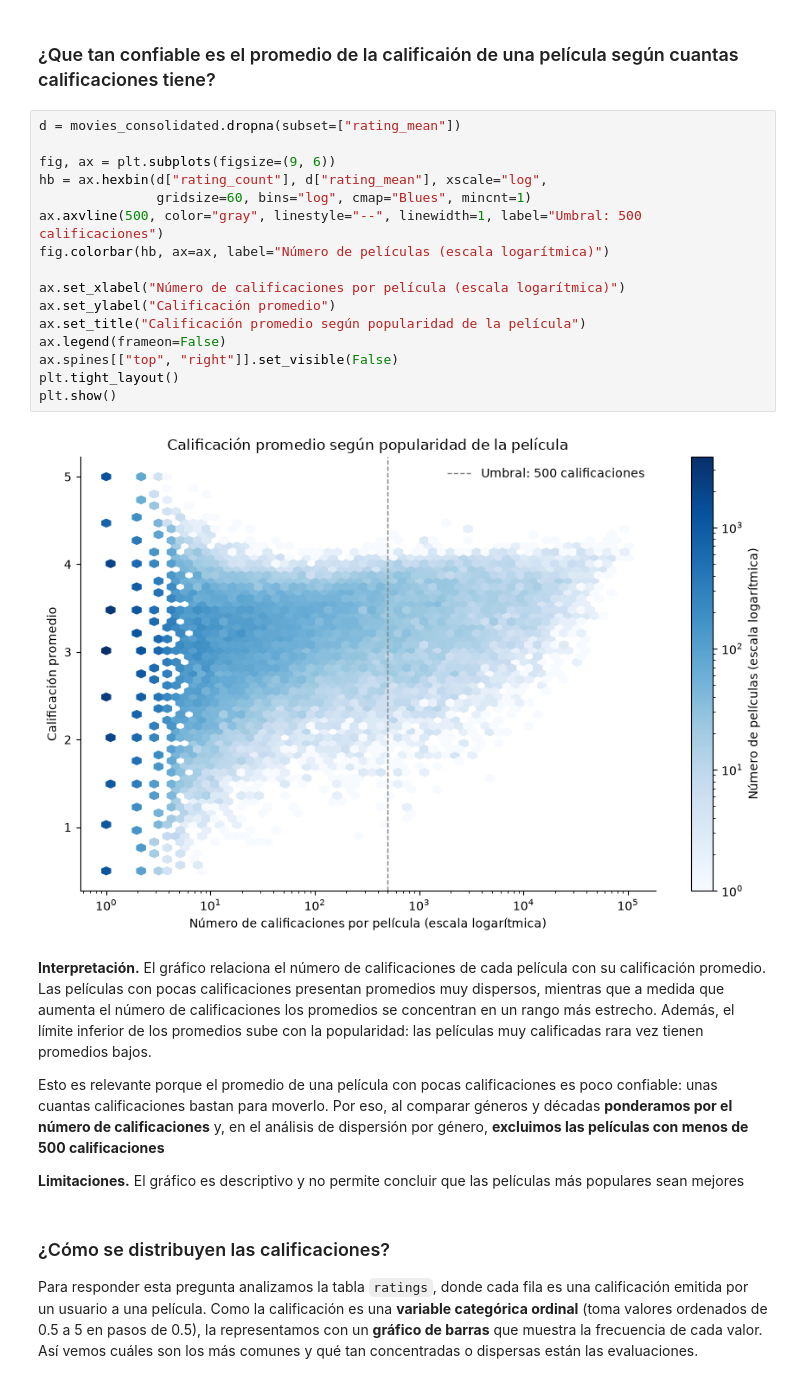
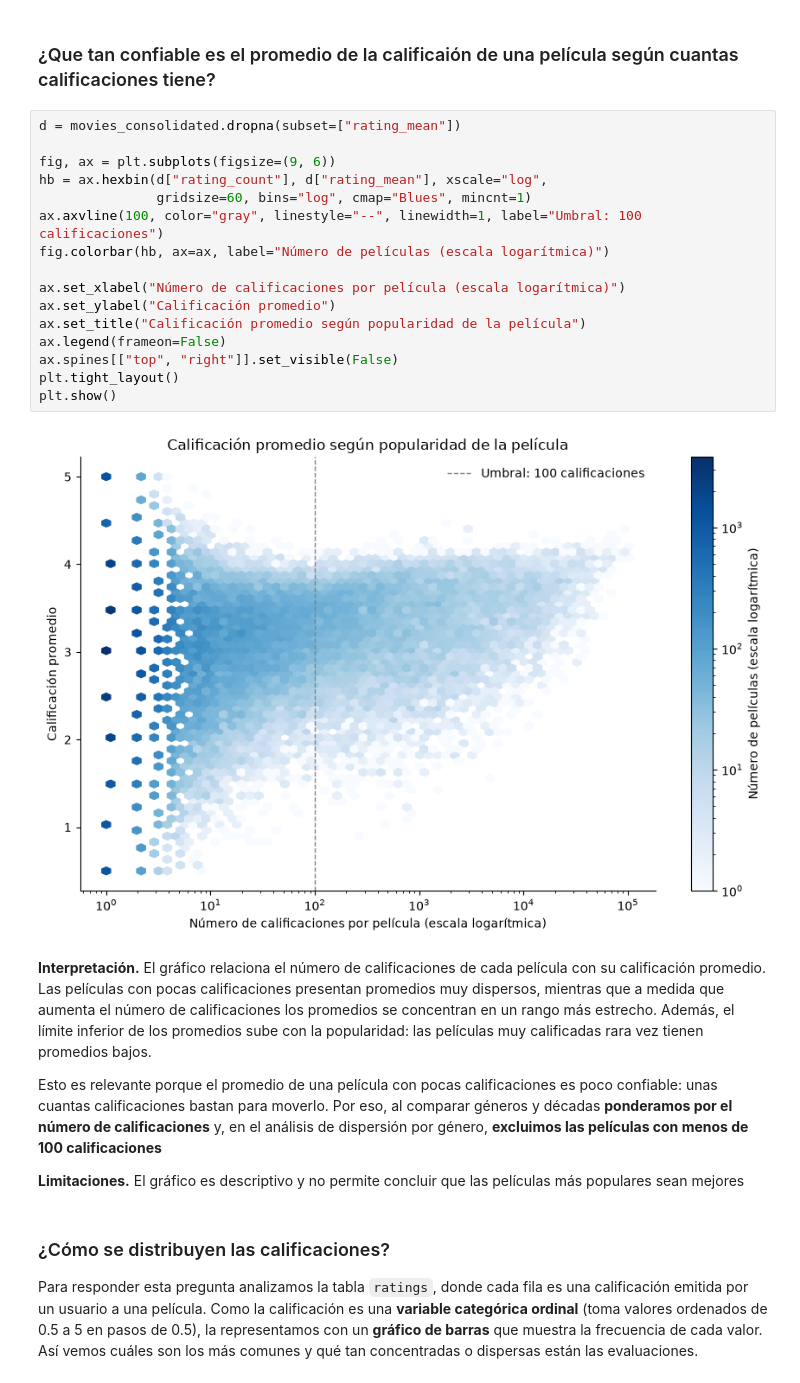
Before and after one commit to sr-jorgeemilio/Proyecto_Integrador_M1, a Jupyter notebook: notebooks/visualizaciones.ipynb, the cells around one changed output. Cells and saved outputs as stored; diff of their text form.

```diff
--- a/notebooks/visualizaciones.ipynb
+++ b/notebooks/visualizaciones.ipynb
@@ -78,25 +78,25 @@ genre_frequency = pd.read_csv(FILES["genre_frequency"])
 # %%
 d = movies_consolidated.dropna(subset=["rating_mean"])
 
 fig, ax = plt.subplots(figsize=(9, 6))
 hb = ax.hexbin(d["rating_count"], d["rating_mean"], xscale="log",
                gridsize=60, bins="log", cmap="Blues", mincnt=1)
-ax.axvline(500, color="gray", linestyle="--", linewidth=1, label="Umbral: 500 calificaciones")
+ax.axvline(100, color="gray", linestyle="--", linewidth=1, label="Umbral: 100 calificaciones")
 fig.colorbar(hb, ax=ax, label="Número de películas (escala logarítmica)")
 
 ax.set_xlabel("Número de calificaciones por película (escala logarítmica)")
 ax.set_ylabel("Calificación promedio")
 ax.set_title("Calificación promedio según popularidad de la película")
 ax.legend(frameon=False)
 ax.spines[["top", "right"]].set_visible(False)
 plt.tight_layout()
 plt.show()
 # %% [output]
-[figure, old version]
+[figure, new version]
 # %% [markdown]
 **Interpretación.** El gráfico relaciona el número de calificaciones de cada película con su calificación promedio. Las películas con pocas calificaciones presentan promedios muy dispersos, mientras que a medida que aumenta el número de calificaciones los promedios se concentran en un rango más estrecho. Además, el límite inferior de los promedios sube con la popularidad: las películas muy calificadas rara vez tienen promedios bajos.
 
-Esto es relevante porque el promedio de una película con pocas calificaciones es poco confiable: unas cuantas calificaciones bastan para moverlo. Por eso, al comparar géneros y décadas **ponderamos por el número de calificaciones** y, en el análisis de dispersión por género, **excluimos las películas con menos de 500 calificaciones**
+Esto es relevante porque el promedio de una película con pocas calificaciones es poco confiable: unas cuantas calificaciones bastan para moverlo. Por eso, al comparar géneros y décadas **ponderamos por el número de calificaciones** y, en el análisis de dispersión por género, **excluimos las películas con menos de 100 calificaciones**
 
 **Limitaciones.** El gráfico es descriptivo y no permite concluir que las películas más populares sean mejores
 # %% [markdown]
```
Also changed, not shown: parts of 18 cells of this notebook, 3 other files.
